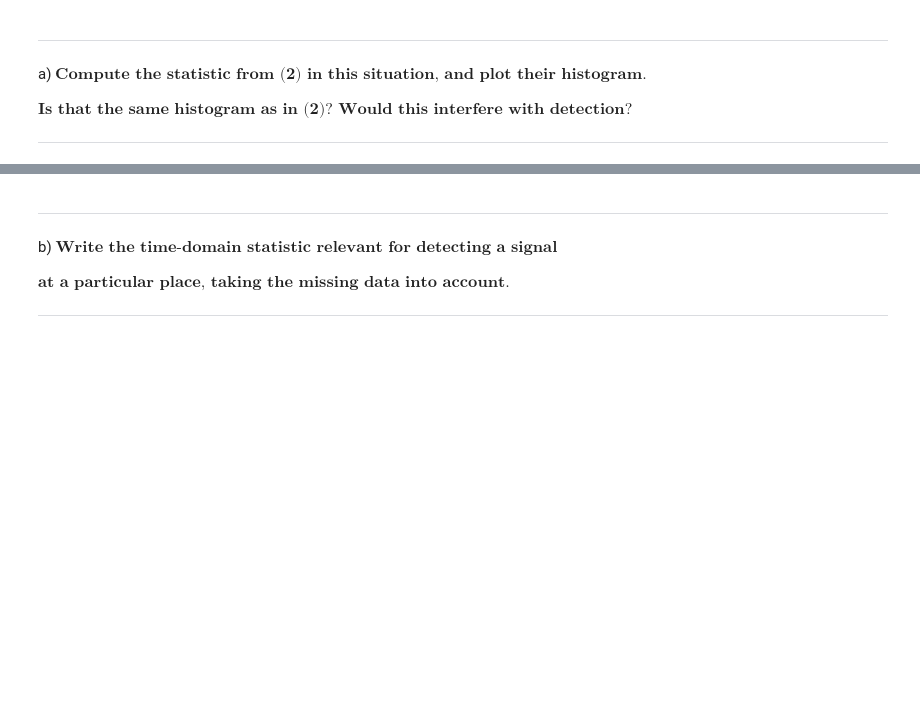
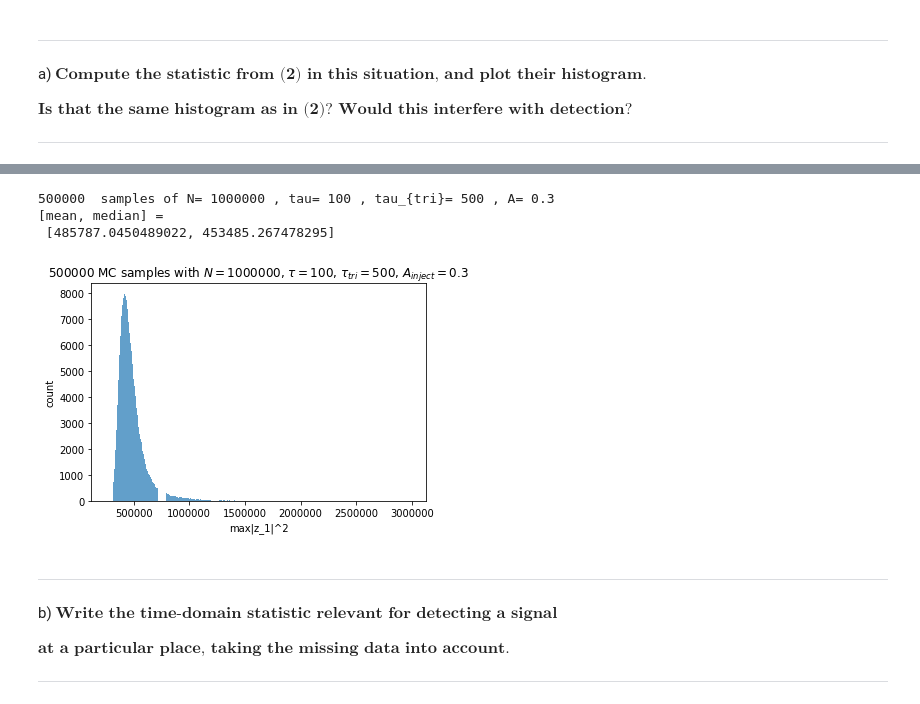
Before and after one commit to seth-olsen/stats-exercises, a Jupyter notebook: writeup_stats_exercises.ipynb, the cells around one changed output, grey strips where cells are left out. Saved outputs shown, nothing was run; the diff lists cells and outputs as text; code cells hidden in the pictures; blank space fills up the shorter version.

```diff
--- a/writeup_stats_exercises.ipynb
+++ b/writeup_stats_exercises.ipynb
@@ -3264,3 +3306,11 @@ $\textbf{Is that the same histogram as in (2)? Would this interfere with detecti
+# %%
+h1z1000stats = get_H1stats_file('max10e6z1000H1stats_100_105.csv', N=1000000, \
+                                tau=100, tautri=500, amp=0.3)
+# %% [output]
+500000  samples of N= 1000000 , tau= 100 , tau_{tri}= 500 , A= 0.3
+[mean, median] =
+ [485787.0450489022, 453485.267478295]
+[figure, added]
 # %% [markdown]
 ********
 b) $\textbf{Write the time-domain statistic relevant for detecting a signal}$
```
Also changed, not shown: parts of 20 cells of this notebook, 2 other files.
